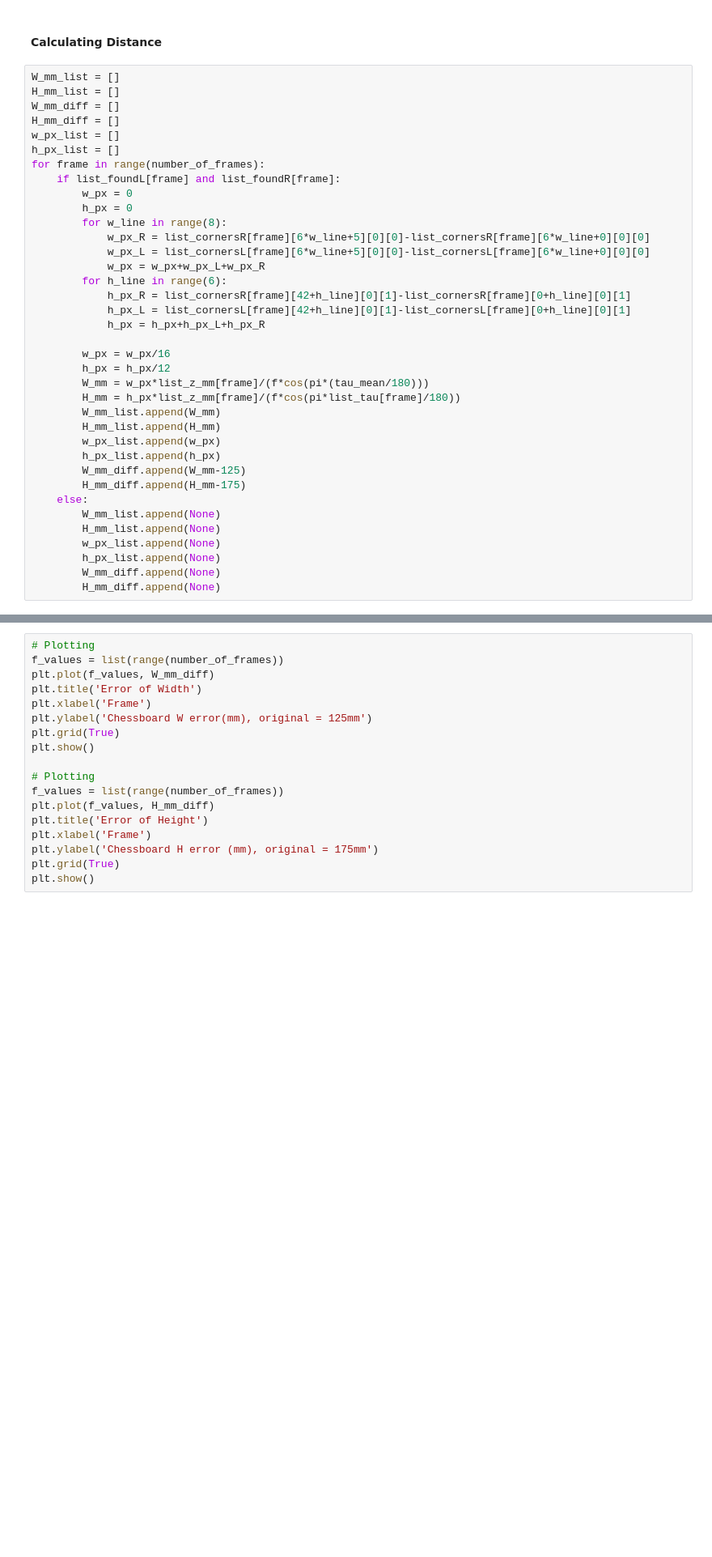
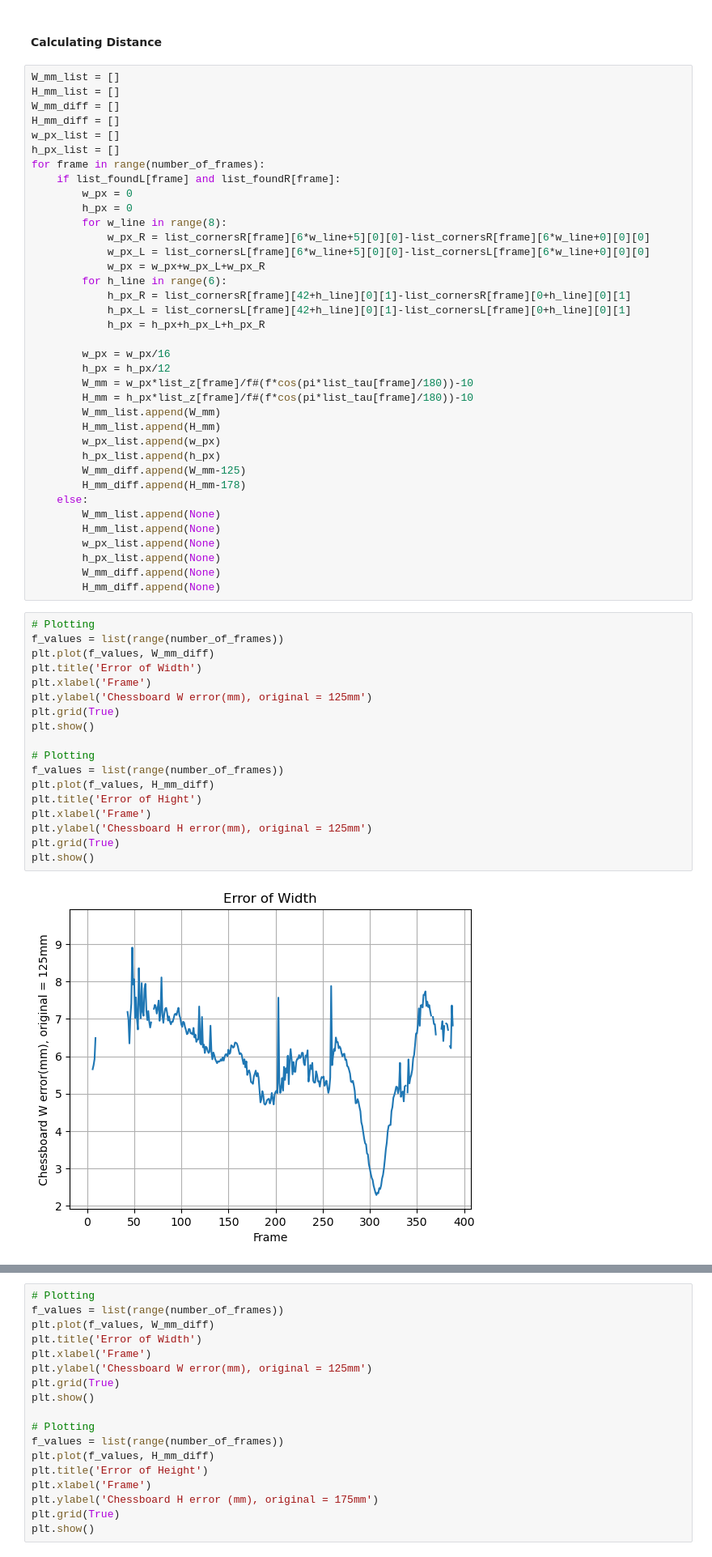
Before and after one commit to ArkaStark/RobotNavigation, a Jupyter notebook: RobotNavigation.ipynb, the cells around one changed output, grey strips where cells are left out. Shown at 81% size. Saved outputs shown, nothing was run; the diff lists cells and outputs as text; blank space fills up the shorter version.

```diff
--- a/RobotNavigation.ipynb
+++ b/RobotNavigation.ipynb
@@ -1117,14 +1153,14 @@ for frame in range(number_of_frames):
 
         w_px = w_px/16
         h_px = h_px/12
-        W_mm = w_px*list_z_mm[frame]/(f*cos(pi*(tau_mean/180)))
-        H_mm = h_px*list_z_mm[frame]/(f*cos(pi*list_tau[frame]/180))
+        W_mm = w_px*list_z[frame]/f#(f*cos(pi*list_tau[frame]/180))-10
+        H_mm = h_px*list_z[frame]/f#(f*cos(pi*list_tau[frame]/180))-10
         W_mm_list.append(W_mm)
         H_mm_list.append(H_mm)
         w_px_list.append(w_px)
         h_px_list.append(h_px)
         W_mm_diff.append(W_mm-125)
-        H_mm_diff.append(H_mm-175)
+        H_mm_diff.append(H_mm-178)
     else:
         W_mm_list.append(None)
         H_mm_list.append(None)
@@ -1132,3 +1168,23 @@ for frame in range(number_of_frames):
         h_px_list.append(None)
         W_mm_diff.append(None)
         H_mm_diff.append(None)
+# %%
+# Plotting
+f_values = list(range(number_of_frames))
+plt.plot(f_values, W_mm_diff)
+plt.title('Error of Width')
+plt.xlabel('Frame')
+plt.ylabel('Chessboard W error(mm), original = 125mm')
+plt.grid(True)
+plt.show()
+
+# Plotting
+f_values = list(range(number_of_frames))
+plt.plot(f_values, H_mm_diff)
+plt.title('Error of Hight')
+plt.xlabel('Frame')
+plt.ylabel('Chessboard H error(mm), original = 125mm')
+plt.grid(True)
+plt.show()
+# %% [output]
+[figure, added]
```
Also changed, not shown: parts of 12 cells of this notebook, 9 other files.
